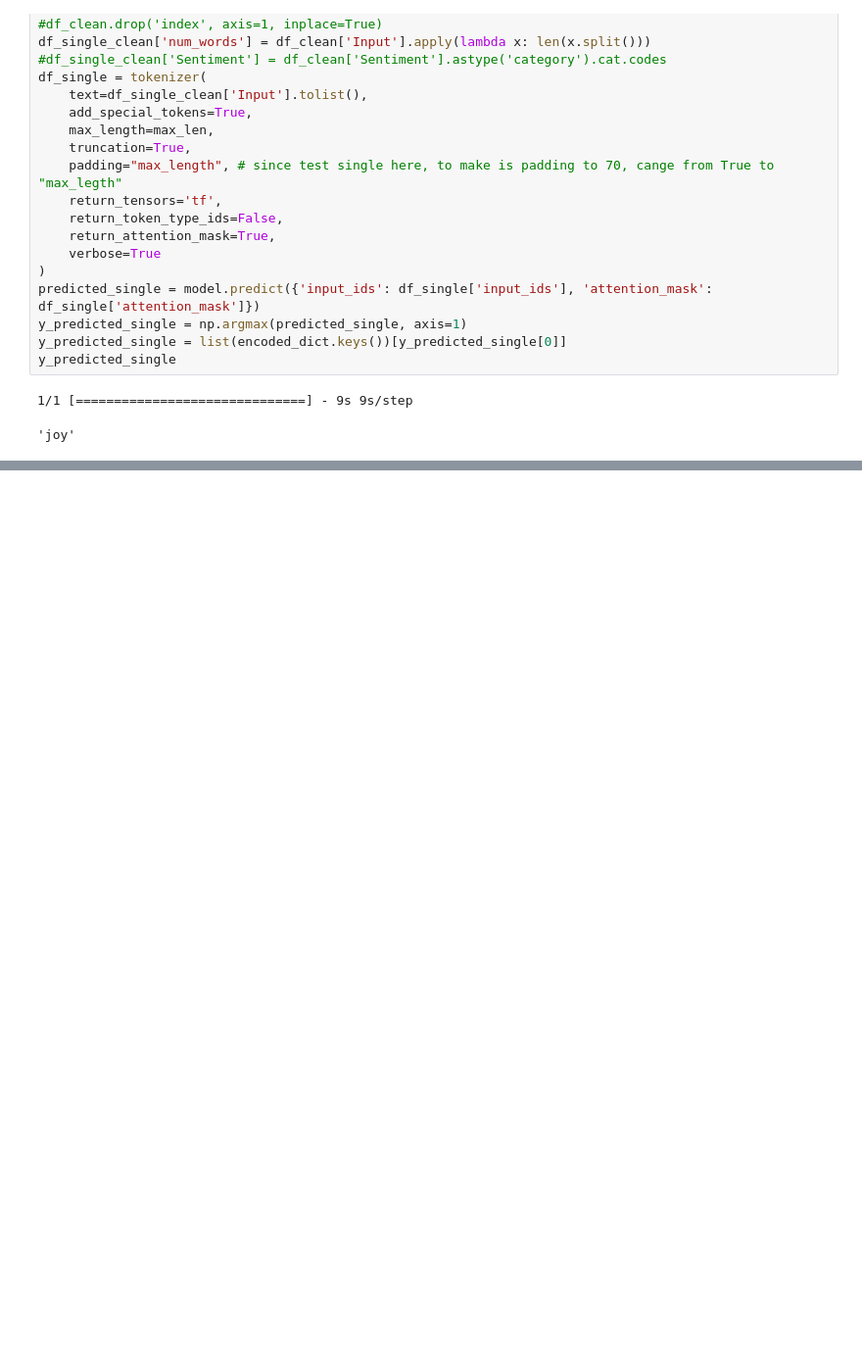
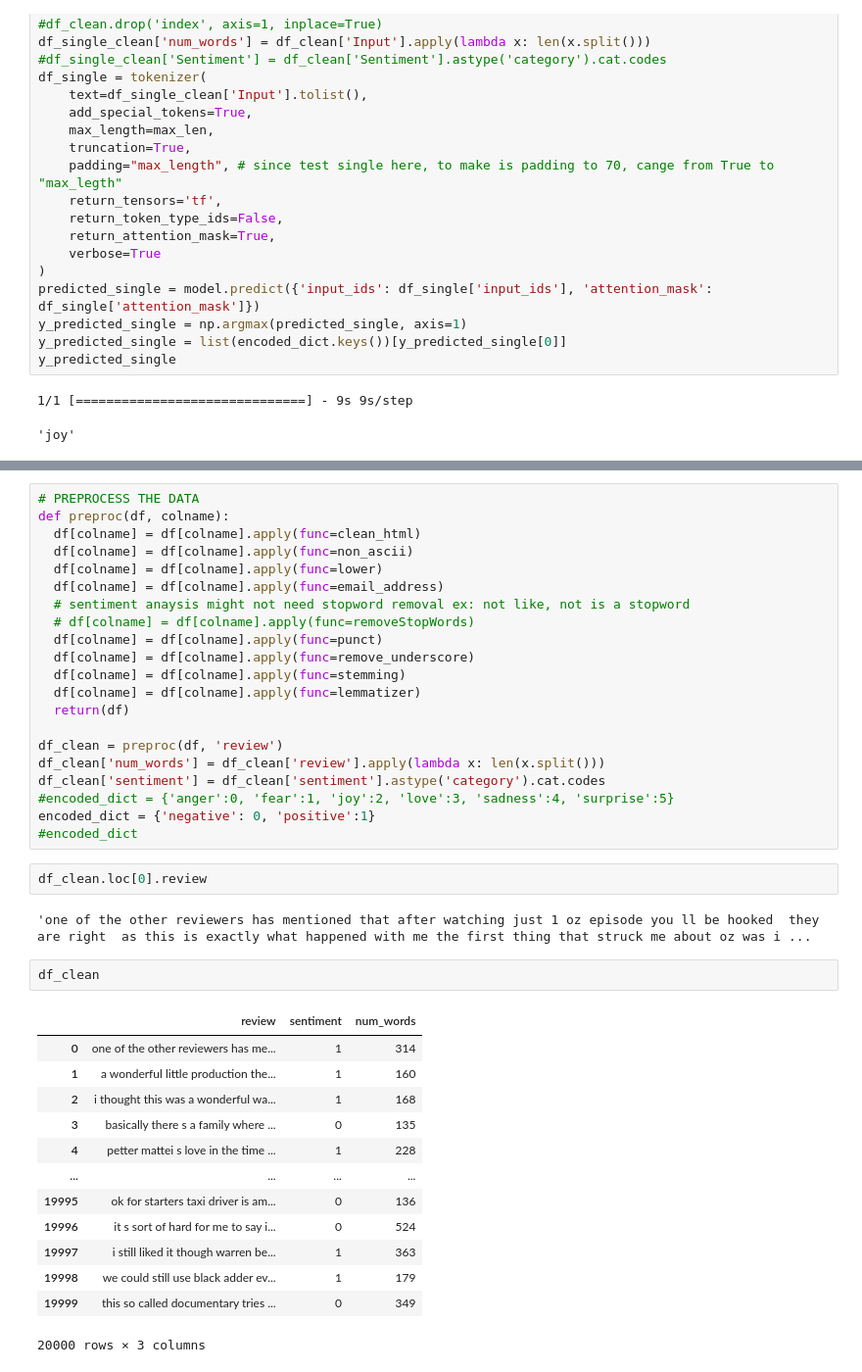
Before and after one commit to HJNVR/papers, a Jupyter notebook: Bert/fine_tune_bert.ipynb, the cells around one changed output, grey strips where cells are left out. Shown at 98% size. Saved outputs shown, nothing was run; the diff lists cells and outputs as text; blank space fills up the shorter version.

```diff
--- a/Bert/fine_tune_bert.ipynb
+++ b/Bert/fine_tune_bert.ipynb
@@ -326,0 +375,41 @@ y_predicted_single
+# %%
+# PREPROCESS THE DATA
+def preproc(df, colname):
+  df[colname] = df[colname].apply(func=clean_html)
+  df[colname] = df[colname].apply(func=non_ascii)
+  df[colname] = df[colname].apply(func=lower)
+  df[colname] = df[colname].apply(func=email_address)
+  # sentiment anaysis might not need stopword removal ex: not like, not is a stopword
+  # df[colname] = df[colname].apply(func=removeStopWords)
+  df[colname] = df[colname].apply(func=punct)
+  df[colname] = df[colname].apply(func=remove_underscore)
+  df[colname] = df[colname].apply(func=stemming)
+  df[colname] = df[colname].apply(func=lemmatizer)
+  return(df)
+
+df_clean = preproc(df, 'review')
+df_clean['num_words'] = df_clean['review'].apply(lambda x: len(x.split()))
+df_clean['sentiment'] = df_clean['sentiment'].astype('category').cat.codes
+#encoded_dict = {'anger':0, 'fear':1, 'joy':2, 'love':3, 'sadness':4, 'surprise':5}
+encoded_dict = {'negative': 0, 'positive':1}
+#encoded_dict
+# %%
+df_clean.loc[0].review
+# %% [output]
+'one of the other reviewers has mentioned that after watching just 1 oz episode you ll be hooked  they are right  as this is exactly what happened with me the first thing that struck me about oz was i ...
+# %%
+df_clean
+# %% [output]
+|  | review | sentiment | num_words |
+| 0 | one of the other reviewers has me... | 1 | 314 |
+| 1 | a wonderful little production the... | 1 | 160 |
+| 2 | i thought this was a wonderful wa... | 1 | 168 |
+| 3 | basically there s a family where ... | 0 | 135 |
+| 4 | petter mattei s love in the time ... | 1 | 228 |
+| ... | ... | ... | ... |
+| 19995 | ok for starters taxi driver is am... | 0 | 136 |
+| 19996 | it s sort of hard for me to say i... | 0 | 524 |
+| 19997 | i still liked it though warren be... | 1 | 363 |
+| 19998 | we could still use black adder ev... | 1 | 179 |
+| 19999 | this so called documentary tries ... | 0 | 349 |
+20000 rows × 3 columns
```
Also changed, not shown: parts of 22 cells of this notebook.
